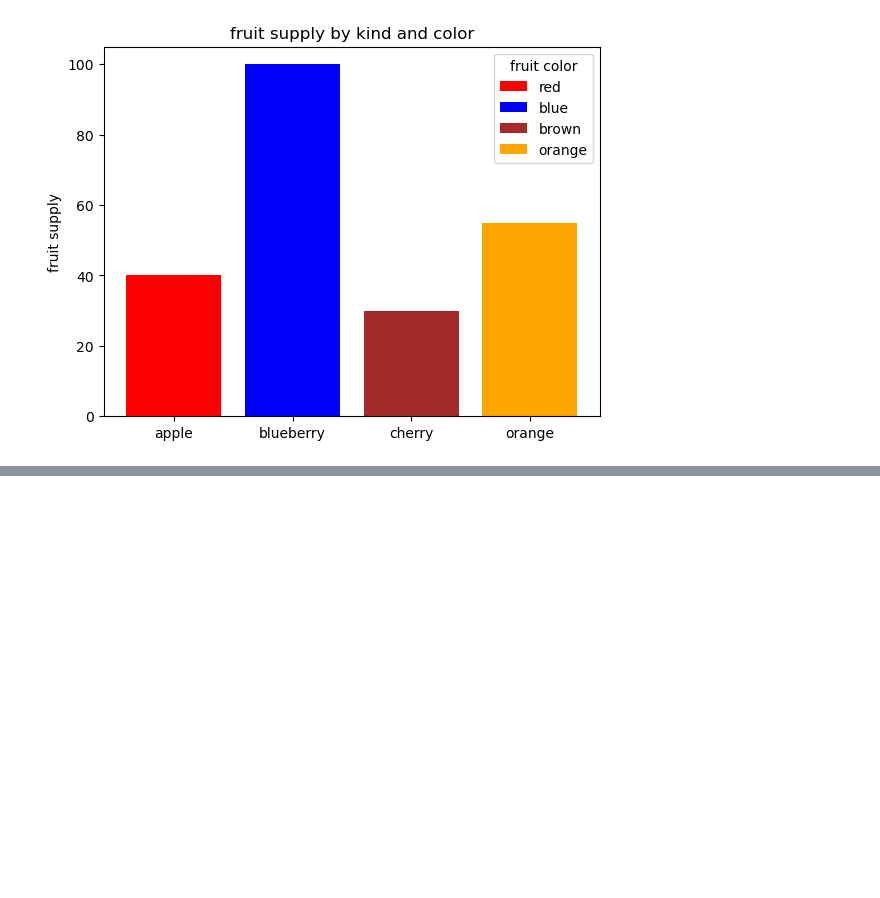
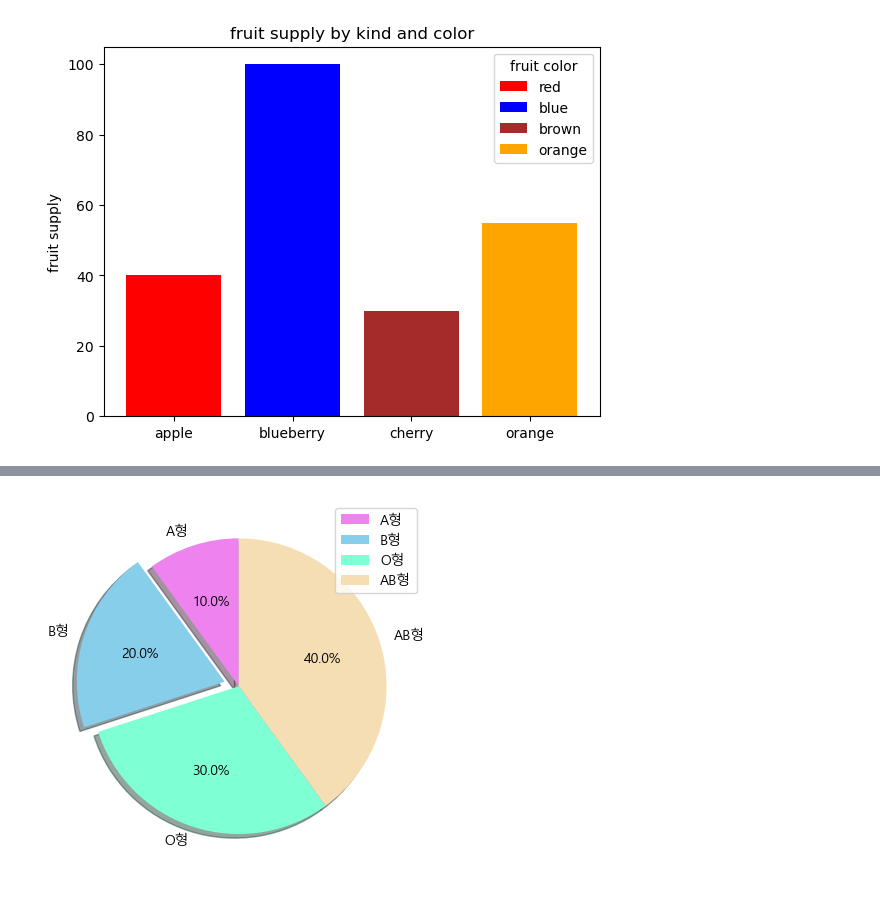
Before and after one commit to parksuejin1026/2025-Data-Analytics, a Jupyter notebook: middle/matPlotlib.ipynb, the cells around one changed output, grey strips where cells are left out. Saved outputs shown, nothing was run; the diff lists cells and outputs as text; code cells hidden in the pictures; blank space fills up the shorter version.

```diff
--- a/middle/matPlotlib.ipynb
+++ b/middle/matPlotlib.ipynb
@@ -240,0 +276,13 @@ plt.show()
+# %%
+import matplotlib.pyplot as plt
+
+data = [10, 20, 30, 40]
+name = ['A형', 'B형', 'O형', 'AB형']
+color = ['violet', 'skyblue', 'aquamarine', 'wheat']
+explode = (0, 0.1, 0,0)
+plt.rc('font',family = 'malgun gothic')
+plt.pie(data, labels=name, autopct='%.1f%%',colors=color, startangle=90, explode=explode, shadow=True)
+plt.legend(loc = 1)
+plt.show()
+# %% [output]
+[figure, added]
```
Also changed, not shown: parts of 1 cell of this notebook.
